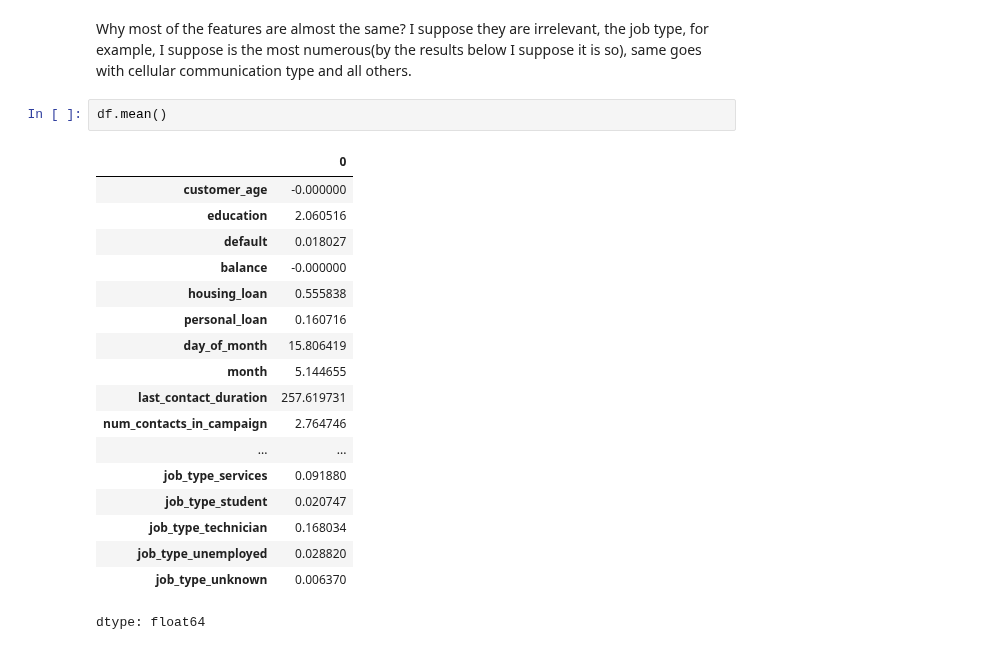
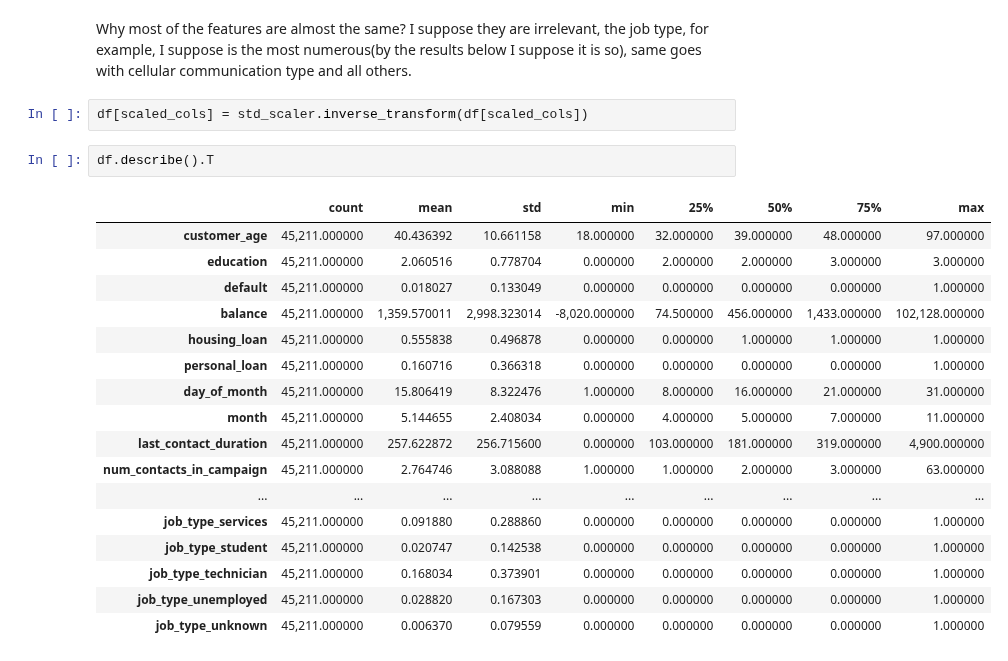
Before and after one commit to Alisizationed/sigmoid_homeworks, a Jupyter notebook: hw_12_gaussian_mixture_models_kmeans/Sigmoid_HW_12.ipynb, the cells around one changed output. Cells and saved outputs as stored; diff of their text form.

```diff
--- a/hw_12_gaussian_mixture_models_kmeans/Sigmoid_HW_12.ipynb
+++ b/hw_12_gaussian_mixture_models_kmeans/Sigmoid_HW_12.ipynb
@@ -384,24 +391,25 @@ On the whole, these clusters mostly differ by the duration of the last contact,
 ## Some sort of thinking
 # %% [markdown]
 Why most of the features are almost the same? I suppose they are irrelevant, the job type, for example, I suppose is the most numerous(by the results below I suppose it is so), same goes with cellular communication type and all others.
-# %%
-df.mean()
-# %% [output]
-|  | 0 |
-| customer_age | -0.000000 |
-| education | 2.060516 |
-| default | 0.018027 |
-| balance | -0.000000 |
-| housing_loan | 0.555838 |
-| personal_loan | 0.160716 |
-| day_of_month | 15.806419 |
-| month | 5.144655 |
-| last_contact_duration | 257.619731 |
-| num_contacts_in_campaign | 2.764746 |
-| ... | ... |
-| job_type_services | 0.091880 |
-| job_type_student | 0.020747 |
-| job_type_technician | 0.168034 |
-| job_type_unemployed | 0.028820 |
-| job_type_unknown | 0.006370 |
-dtype: float64
+# %%
+df[scaled_cols] = std_scaler.inverse_transform(df[scaled_cols])
+# %%
+df.describe().T
+# %% [output]
+|  | count | mean | std | min | 25% | 50% | 75% | max |
+| customer_age | 45,211.000000 | 40.436392 | 10.661158 | 18.000000 | 32.000000 | 39.000000 | 48.000000 | 97.000000 |
+| education | 45,211.000000 | 2.060516 | 0.778704 | 0.000000 | 2.000000 | 2.000000 | 3.000000 | 3.000000 |
+| default | 45,211.000000 | 0.018027 | 0.133049 | 0.000000 | 0.000000 | 0.000000 | 0.000000 | 1.000000 |
+| balance | 45,211.000000 | 1,359.570011 | 2,998.323014 | -8,020.000000 | 74.500000 | 456.000000 | 1,433.000000 | 102,128.000000 |
+| housing_loan | 45,211.000000 | 0.555838 | 0.496878 | 0.000000 | 0.000000 | 1.000000 | 1.000000 | 1.000000 |
+| personal_loan | 45,211.000000 | 0.160716 | 0.366318 | 0.000000 | 0.000000 | 0.000000 | 0.000000 | 1.000000 |
+| day_of_month | 45,211.000000 | 15.806419 | 8.322476 | 1.000000 | 8.000000 | 16.000000 | 21.000000 | 31.000000 |
+| month | 45,211.000000 | 5.144655 | 2.408034 | 0.000000 | 4.000000 | 5.000000 | 7.000000 | 11.000000 |
+| last_contact_duration | 45,211.000000 | 257.622872 | 256.715600 | 0.000000 | 103.000000 | 181.000000 | 319.000000 | 4,900.000000 |
+| num_contacts_in_campaign | 45,211.000000 | 2.764746 | 3.088088 | 1.000000 | 1.000000 | 2.000000 | 3.000000 | 63.000000 |
+| ... | ... | ... | ... | ... | ... | ... | ... | ... |
+| job_type_services | 45,211.000000 | 0.091880 | 0.288860 | 0.000000 | 0.000000 | 0.000000 | 0.000000 | 1.000000 |
+| job_type_student | 45,211.000000 | 0.020747 | 0.142538 | 0.000000 | 0.000000 | 0.000000 | 0.000000 | 1.000000 |
+| job_type_technician | 45,211.000000 | 0.168034 | 0.373901 | 0.000000 | 0.000000 | 0.000000 | 0.000000 | 1.000000 |
+| job_type_unemployed | 45,211.000000 | 0.028820 | 0.167303 | 0.000000 | 0.000000 | 0.000000 | 0.000000 | 1.000000 |
+| job_type_unknown | 45,211.000000 | 0.006370 | 0.079559 | 0.000000 | 0.000000 | 0.000000 | 0.000000 | 1.000000 |
```
Also changed, not shown: parts of 13 cells of this notebook.
